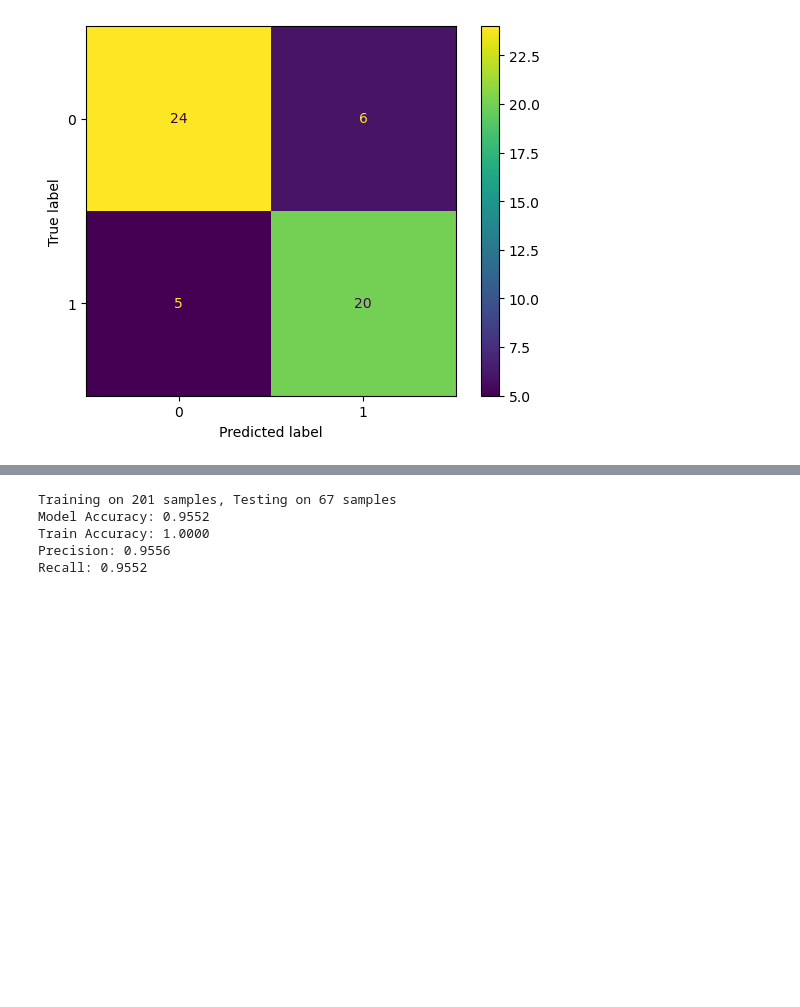
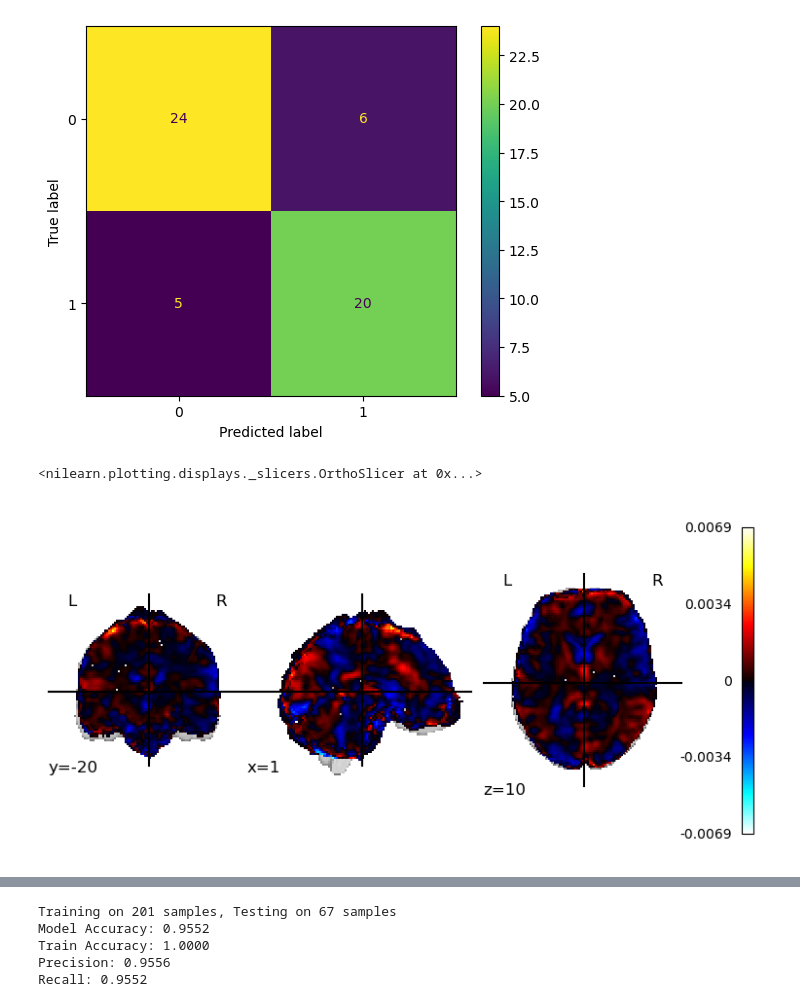
Before and after one commit to yunchen-hung/fmriWorkingMemoryProject, a Jupyter notebook: Logistic Regression/logistic_nonConfounds.ipynb, the cells around one changed output, grey strips where cells are left out. Cells and saved outputs as stored; diff of their text form; code cells hidden in the pictures; blank space fills up the shorter version.

```diff
--- a/Logistic Regression/logistic_nonConfounds.ipynb
+++ b/Logistic Regression/logistic_nonConfounds.ipynb
@@ -166,6 +171,12 @@ Train Accuracy: 1.0000
 Precision: 0.8011
 Recall: 0.8000
 [figure]
+# %%
+mod1_3d = masker.inverse_transform(mod1.coef_)
+plotting.plot_stat_map(mod1_3d)
+# %% [output]
+<nilearn.plotting.displays._slicers.OrthoSlicer at 0x...>
+[figure, added]
 # %%
 # Logistic regression with 60/20/20 train/validation/test split and hyperparameter tuning
 
```
Also changed, not shown: parts of 9 cells of this notebook, 1 other file.
